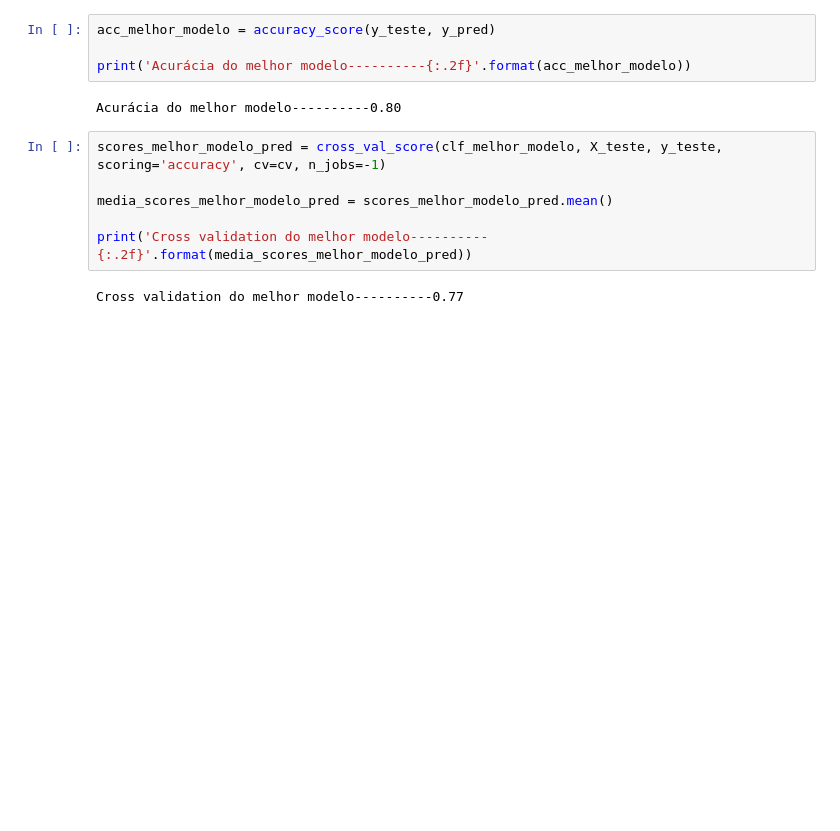
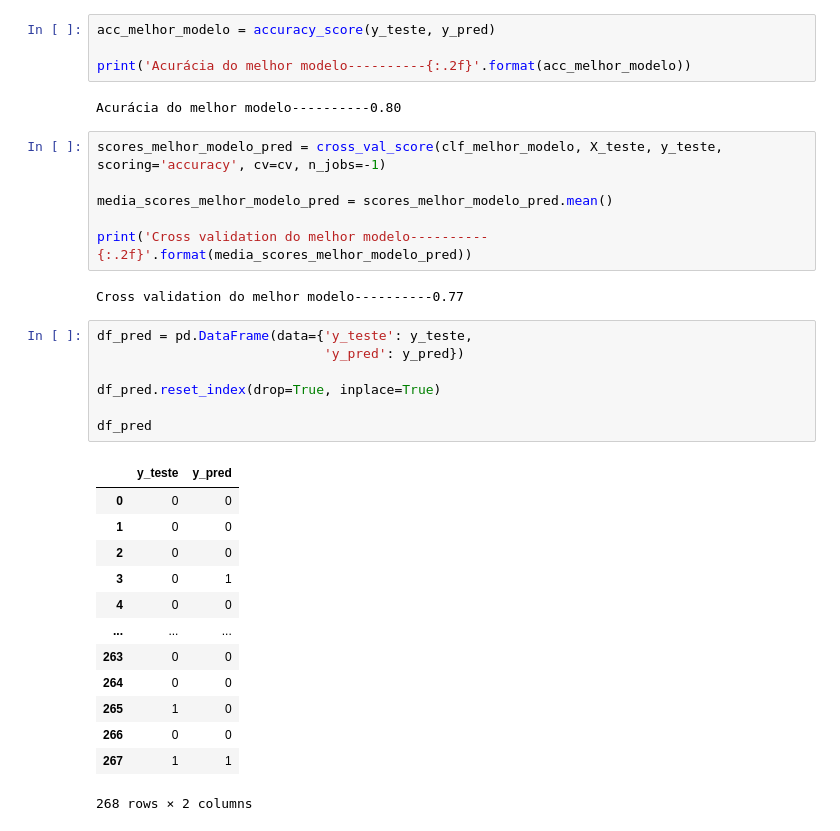
Before and after one commit to victorpecine/titanic_prediction, a Jupyter notebook: titanic.ipynb, the cells around one changed output. Cells and saved outputs as stored; diff of their text form; blank space fills up the shorter version.

```diff
--- a/titanic.ipynb
+++ b/titanic.ipynb
@@ -369,3 +379,24 @@ media_scores_melhor_modelo_pred = scores_melhor_modelo_pred.mean()
 print('Cross validation do melhor modelo----------{:.2f}'.format(media_scores_melhor_modelo_pred))
 # %% [output]
 Cross validation do melhor modelo----------0.77
+# %%
+df_pred = pd.DataFrame(data={'y_teste': y_teste,
+                             'y_pred': y_pred})
+
+df_pred.reset_index(drop=True, inplace=True)
+
+df_pred
+# %% [output]
+|  | y_teste | y_pred |
+| 0 | 0 | 0 |
+| 1 | 0 | 0 |
+| 2 | 0 | 0 |
+| 3 | 0 | 1 |
+| 4 | 0 | 0 |
+| ... | ... | ... |
+| 263 | 0 | 0 |
+| 264 | 0 | 0 |
+| 265 | 1 | 0 |
+| 266 | 0 | 0 |
+| 267 | 1 | 1 |
+268 rows × 2 columns
```
Also changed, not shown: parts of 10 cells of this notebook.
